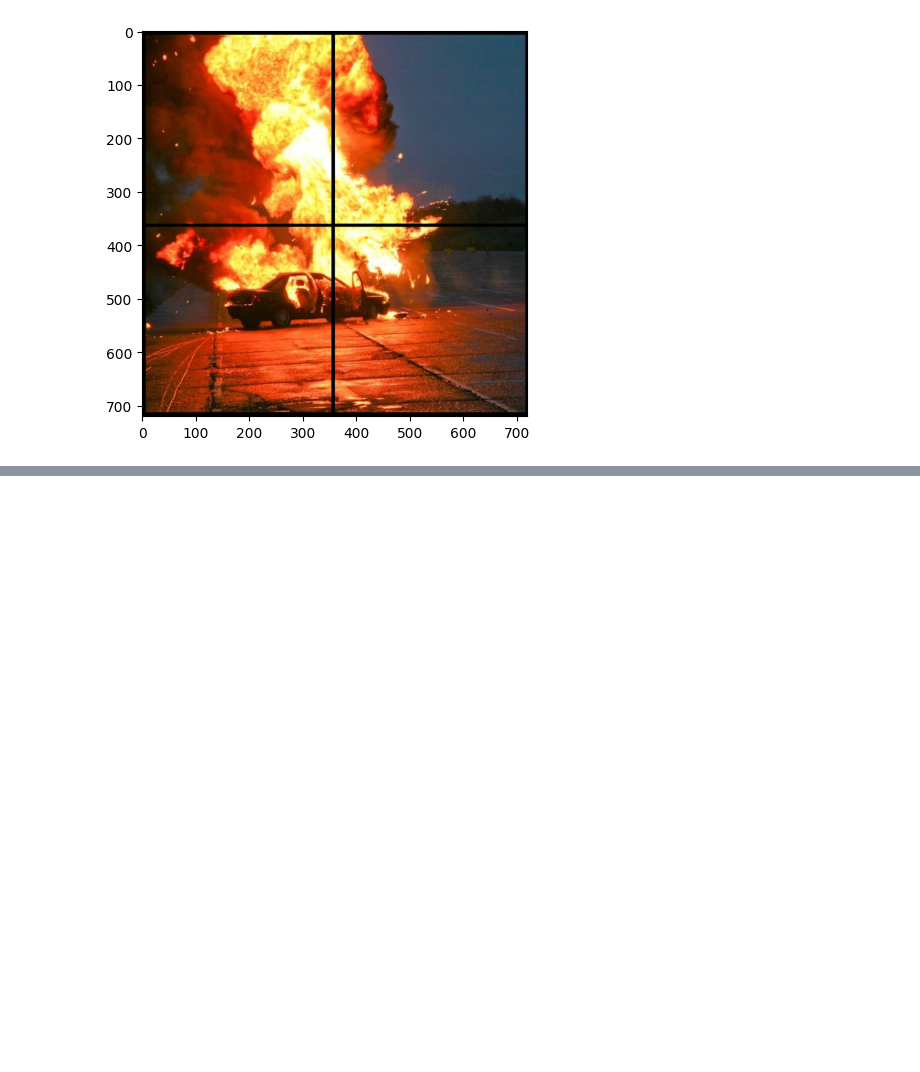
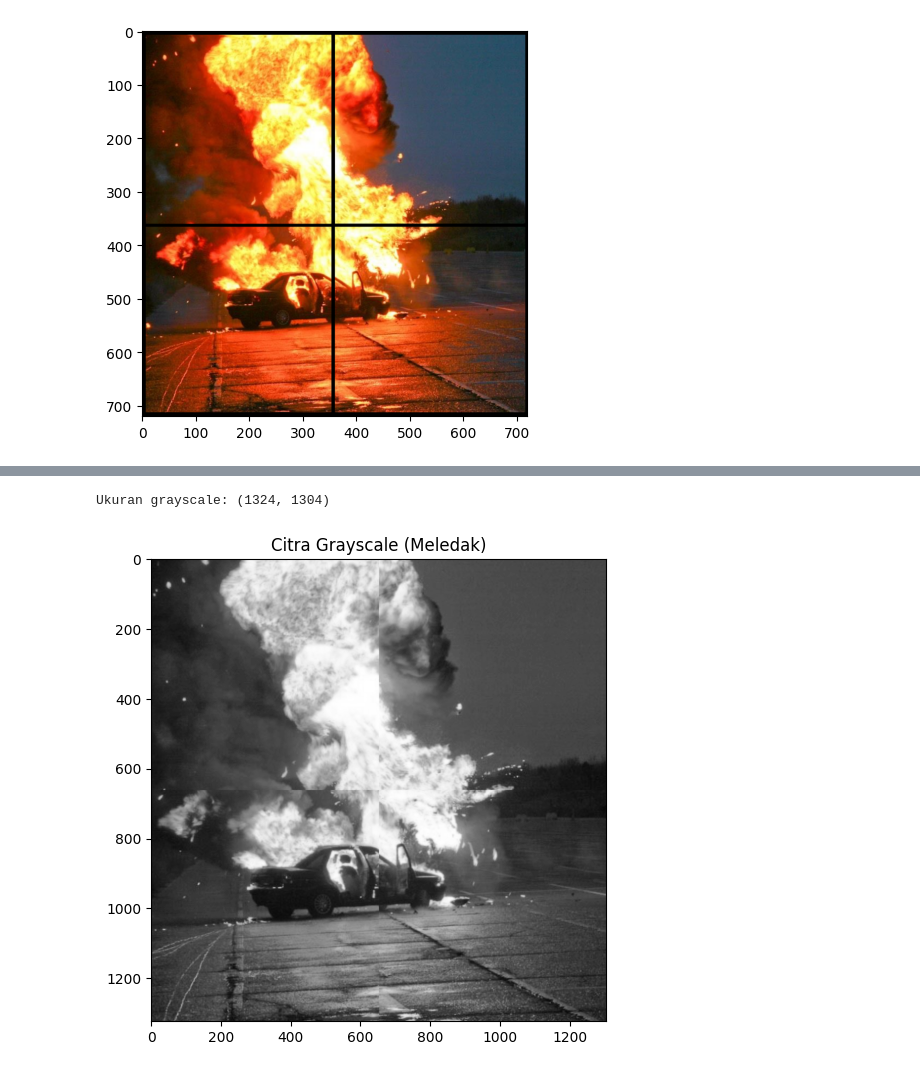
Before and after one commit to praktikum-pcd-2026/modul-2-jurnal-Khadjoe, a Jupyter notebook: Jurnal2.ipynb, the cells around one changed output, grey strips where cells are left out. Saved outputs shown, nothing was run; the diff lists cells and outputs as text; code cells hidden in the pictures; blank space fills up the shorter version.

```diff
--- a/Jurnal2.ipynb
+++ b/Jurnal2.ipynb
@@ -138,0 +82,19 @@ plt.show()
+# %%
+# Pisahkan channel
+R = kicau_stabil[:, :, 0].astype(np.float64)
+G = kicau_stabil[:, :, 1].astype(np.float64)
+B = kicau_stabil[:, :, 2].astype(np.float64)
+
+# Terapkan rumus luminositas secara elemen per elemen (operasi array)
+bg_gray = 0.299 * R + 0.587 * G + 0.114 * B
+bg_gray = bg_gray.astype(np.uint8)
+
+print(f"Ukuran grayscale: {bg_gray.shape}")
+
+plt.figure(figsize=(6, 6))
+plt.imshow(bg_gray, cmap='gray', vmin=0, vmax=255)
+plt.title('Citra Grayscale (Meledak)')
+plt.show()
+# %% [output]
+Ukuran grayscale: (1324, 1304)
+[figure, added]
```
Also changed, not shown: parts of 8 cells of this notebook.
